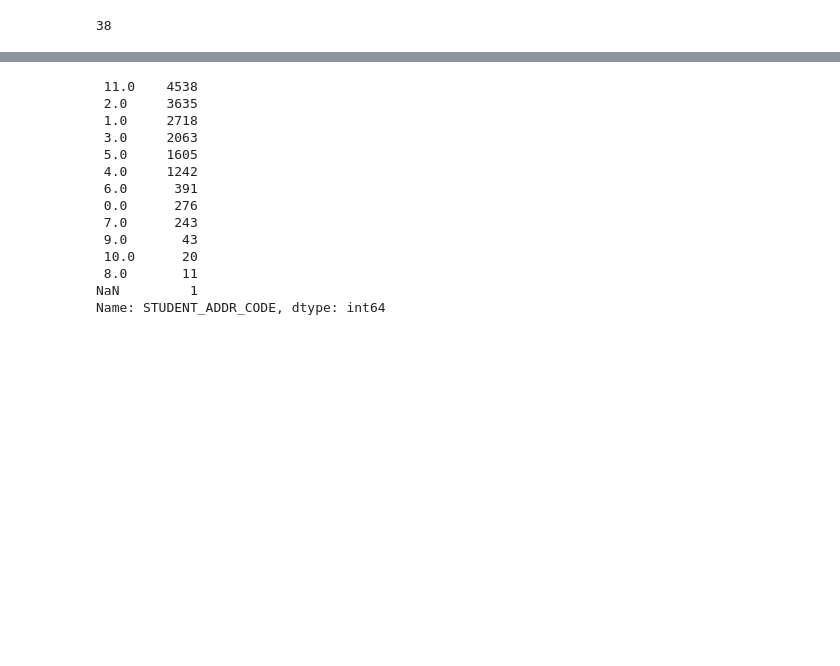
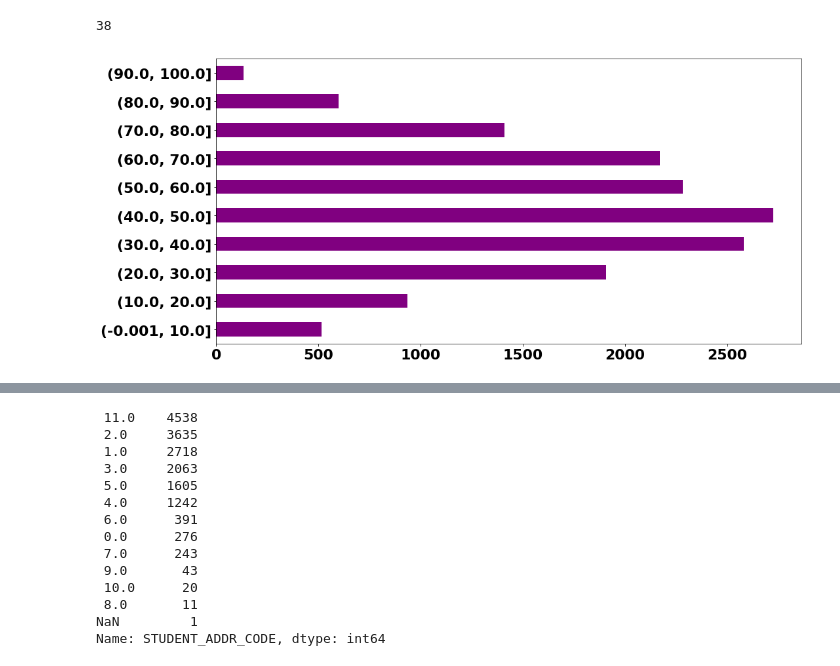
Before and after one commit to dazcona/edm-dcu, a Jupyter notebook: notebooks/EDA.ipynb, the cells around one changed output, grey strips where cells are left out. Drawn from its saved outputs; the diff is of its cells as text; code cells hidden in the pictures; blank space fills up the shorter version.

Commit message:
rerunning some plotting for EDA

```diff
--- a/notebooks/EDA.ipynb
+++ b/notebooks/EDA.ipynb
@@ -945,3 +945,8 @@ len(df[df['CAO_POINTS'] == 0])
 len(df[df['CAO_POINTS'] > 600])
 # %% [output]
 38
+# %%
+fig = pd.cut(df['LC_MATHS_POINTS'], bins=range(0, 110, 10), include_lowest=True).\
+    value_counts(sort=False).plot.barh(rot=0, color="purple", figsize=(16, 8))
+# %% [output]
+[figure, added]
```
Also changed, not shown: parts of 15 cells of this notebook, 7 other files.
